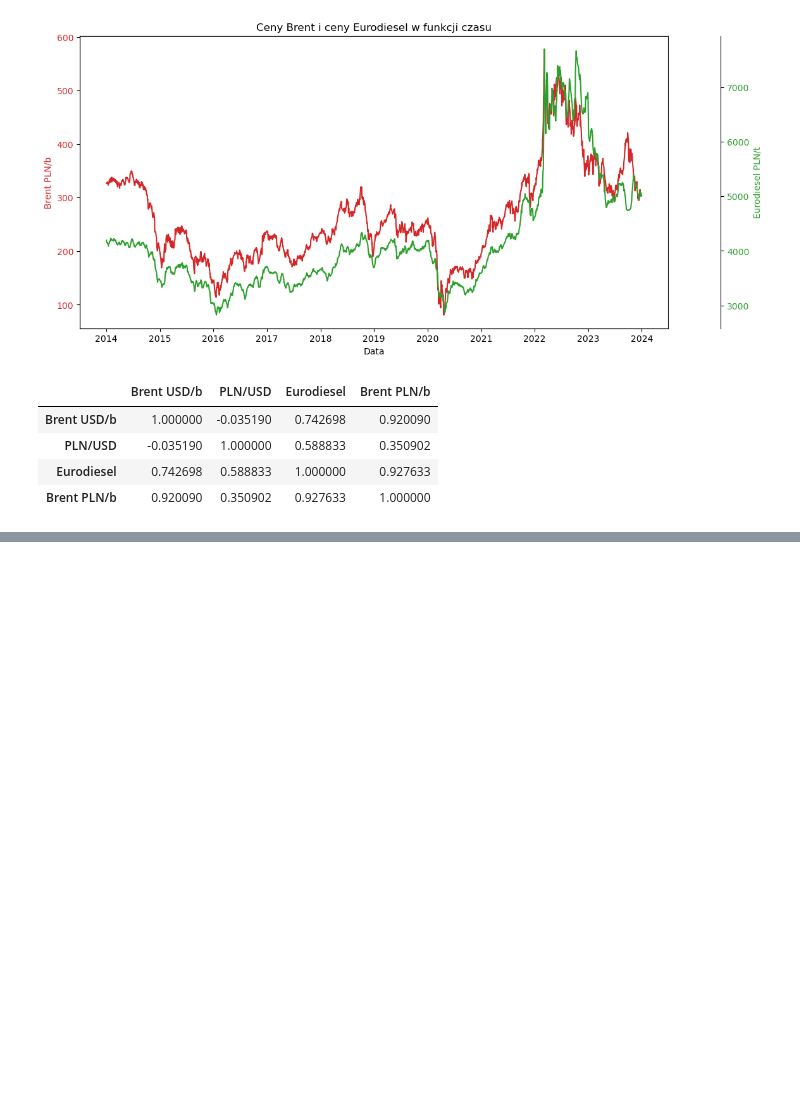
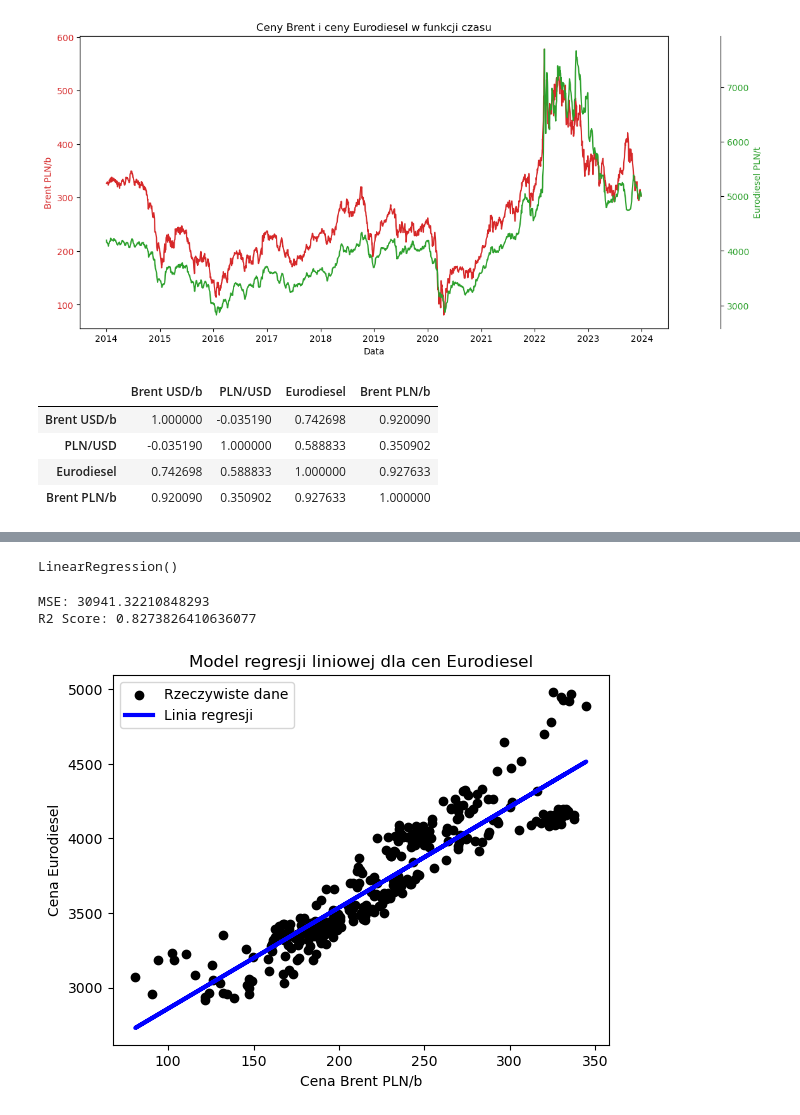
Before and after one commit to mariuszkam4/Orlen_fuel_prices, a Jupyter notebook: Orlen_fuel_prices.ipynb, the cells around one changed output, grey strips where cells are left out. Cells and saved outputs as stored; diff of their text form; code cells hidden in the pictures; blank space fills up the shorter version.

Commit message:
Przeprowadzono modelowanie cen paliw i przetestowano model statystycznie. Uzyskano zadowalające rezultaty

```diff
--- a/Orlen_fuel_prices.ipynb
+++ b/Orlen_fuel_prices.ipynb
@@ -297,0 +333,47 @@ macierz_korelacji_2
+# %%
+# Podział danych na zmienne niezależne 'X' i zależną 'y'
+X = base_brent_PLN[['Brent PLN/b']]  # Zmienne niezależne
+y = base_brent_PLN['Eurodiesel']  # Zmienna zależna
+# %%
+# Podział danych na zestaw treningowy i testowy
+X_train, X_test, y_train, y_test = train_test_split(X, y, test_size=0.2, random_state=42)
+# %%
+# Budowa modelu regresji liniowej
+model = LinearRegression()
+model.fit(X_train, y_train)
+# %% [output]
+LinearRegression()
+# %%
+# Przewidywanie na zestawie testowym
+y_pred = model.predict(X_test)
+# %%
+# Ocena modelu
+mse = mean_squared_error(y_test, y_pred)
+r2 = r2_score(y_test, y_pred)
+
+print(f'MSE: {mse}')
+print(f'R2 Score: {r2}')
+# %% [output]
+MSE: 30941.32210848293
+R2 Score: 0.8273826410636077
+# %%
+import matplotlib.pyplot as plt
+
+# Wykres rozproszenia danych testowych
+plt.scatter(X_test, y_test, color='black', label='Rzeczywiste dane')
+
+# Linia regresji
+plt.plot(X_test, y_pred, color='blue', linewidth=3, label='Linia regresji')
+
+# Dodanie tytułu wykresu i etykiet osi
+plt.title('Model regresji liniowej dla cen Eurodiesel')
+plt.xlabel('Cena Brent PLN/b')
+plt.ylabel('Cena Eurodiesel')
+
+# Wyświetlenie legendy
+plt.legend()
+
+# Pokazanie wykresu
+plt.show()
+# %% [output]
+[figure, added]
```
Also changed, not shown: parts of 12 cells of this notebook.
